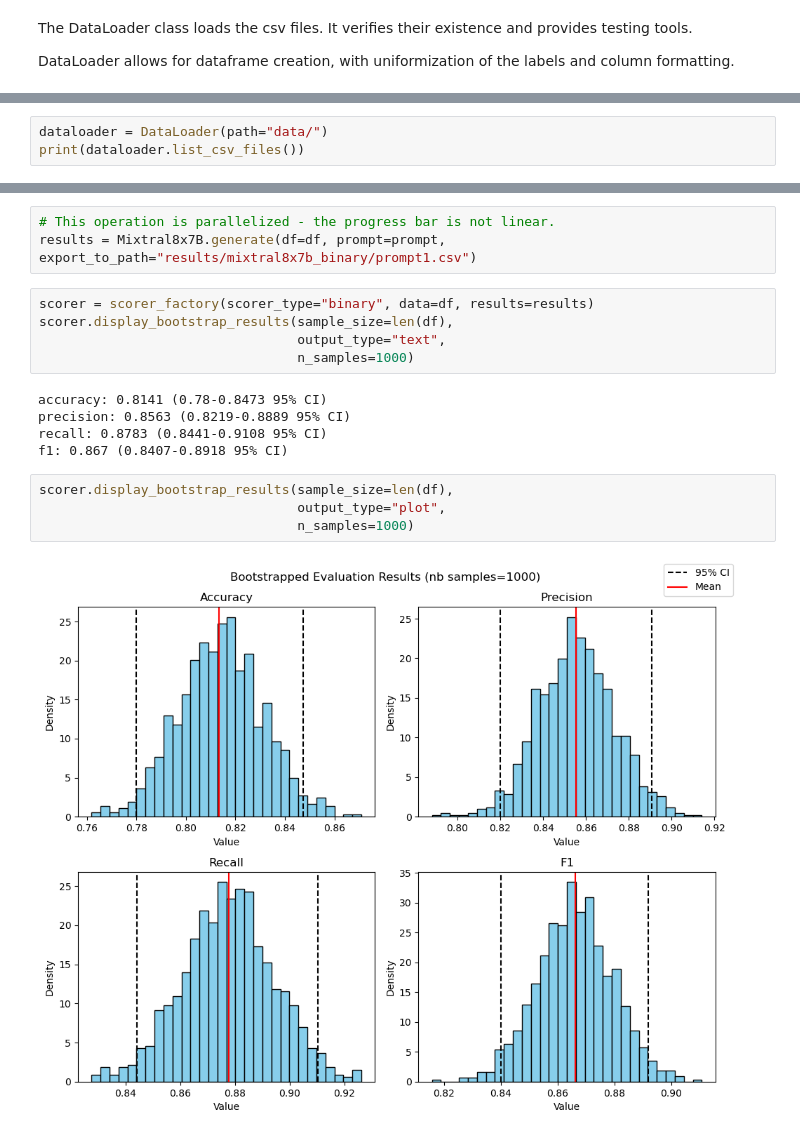
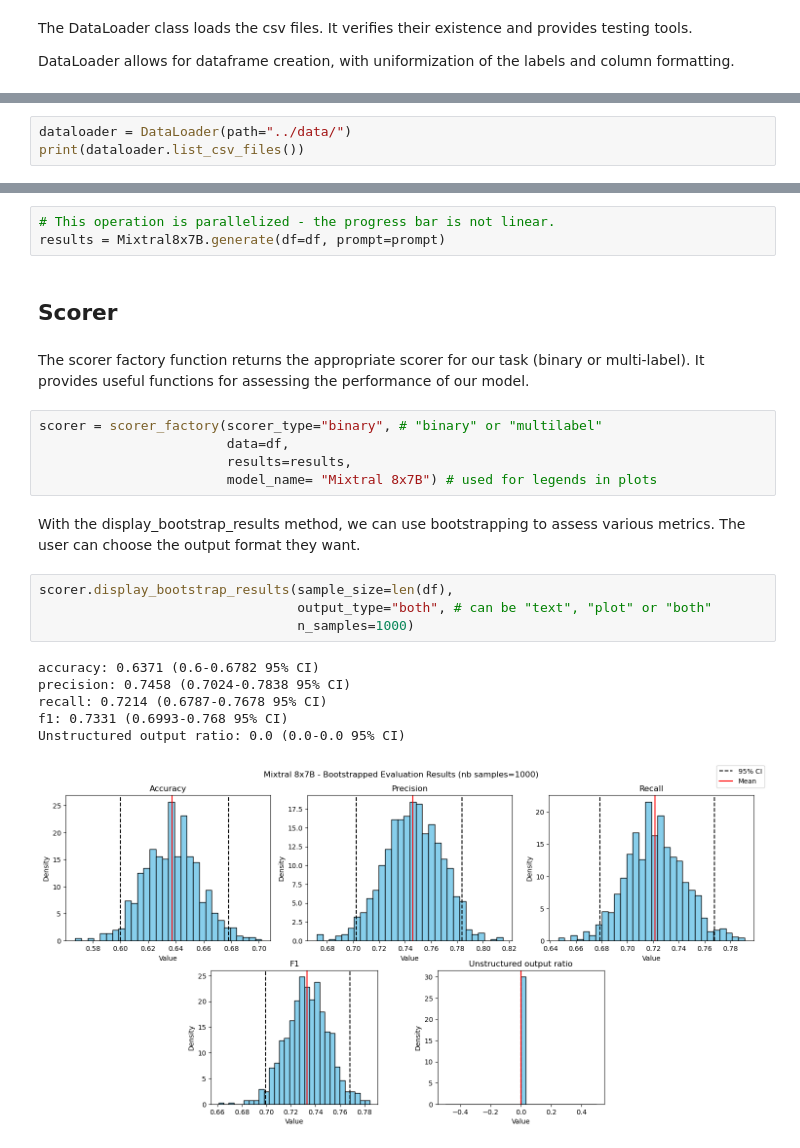
Before and after one commit to tsounack/LLM_evaluation_pipeline, a Jupyter notebook: scripts/demo.ipynb, the cells around one changed output, grey strips where cells are left out. Cells and saved outputs as stored; diff of their text form.

```diff
--- a/scripts/demo.ipynb
+++ b/scripts/demo.ipynb
@@ -27,4 +34,4 @@ DataLoader allows for dataframe creation, with uniformization of the labels and
 # %%
-dataloader = DataLoader(path="data/")
+dataloader = DataLoader(path="../data/")
 print(dataloader.list_csv_files())
 # %% [output]
@@ -67,19 +91,25 @@ print(Mixtral8x7B.generate_single(prompt=prompt, context=context))
 # %%
 # This operation is parallelized - the progress bar is not linear.
-results = Mixtral8x7B.generate(df=df, prompt=prompt, export_to_path="results/mixtral8x7b_binary/prompt1.csv")
+results = Mixtral8x7B.generate(df=df, prompt=prompt)
+# %% [markdown]
+## Scorer
+# %% [markdown]
+The scorer factory function returns the appropriate scorer for our task (binary or multi-label). It provides useful functions for assessing the performance of our model.
+# %%
+scorer = scorer_factory(scorer_type="binary", # "binary" or "multilabel"
+                        data=df,
+                        results=results,
+                        model_name= "Mixtral 8x7B") # used for legends in plots
+# %% [markdown]
+With the display_bootstrap_results method, we can use bootstrapping to assess various metrics. The user can choose the output format they want.
 # %%
-scorer = scorer_factory(scorer_type="binary", data=df, results=results)
 scorer.display_bootstrap_results(sample_size=len(df),
-                                 output_type="text",
+                                 output_type="both", # can be "text", "plot" or "both"
                                  n_samples=1000)
 # %% [output]
-accuracy: 0.8141 (0.78-0.8473 95% CI)
-precision: 0.8563 (0.8219-0.8889 95% CI)
-recall: 0.8783 (0.8441-0.9108 95% CI)
-f1: 0.867 (0.8407-0.8918 95% CI)
+accuracy: 0.6371 (0.6-0.6782 95% CI)
+precision: 0.7458 (0.7024-0.7838 95% CI)
+recall: 0.7214 (0.6787-0.7678 95% CI)
+f1: 0.7331 (0.6993-0.768 95% CI)
+Unstructured output ratio: 0.0 (0.0-0.0 95% CI)
+[figure, added]
-# %%
-scorer.display_bootstrap_results(sample_size=len(df),
-                                 output_type="plot",
-                                 n_samples=1000)
-# %% [output]
-[figure, removed]
```
Also changed, not shown: parts of 24 cells of this notebook.
